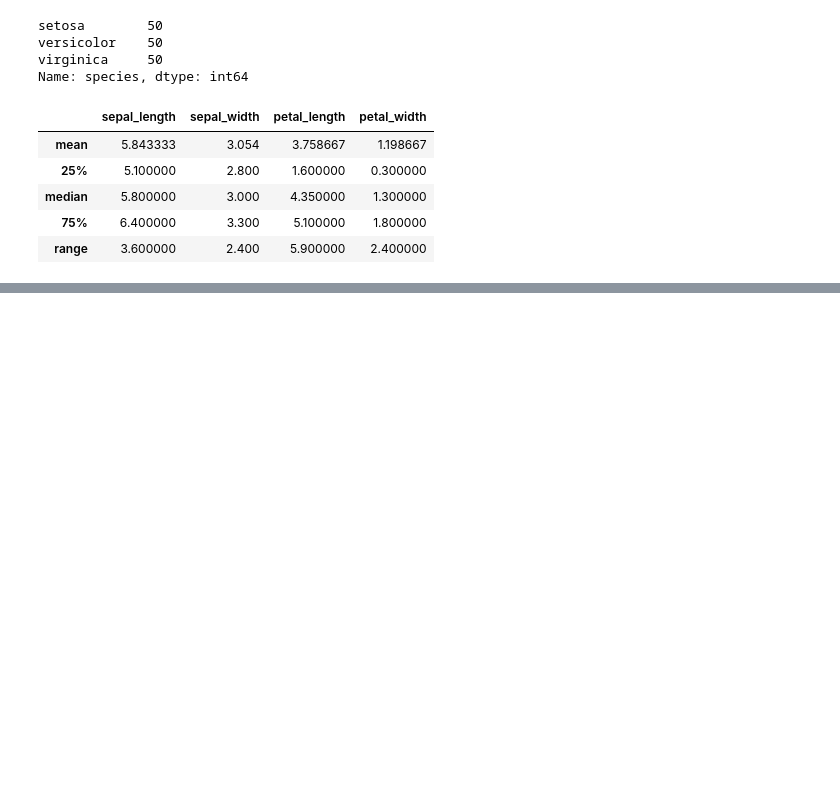
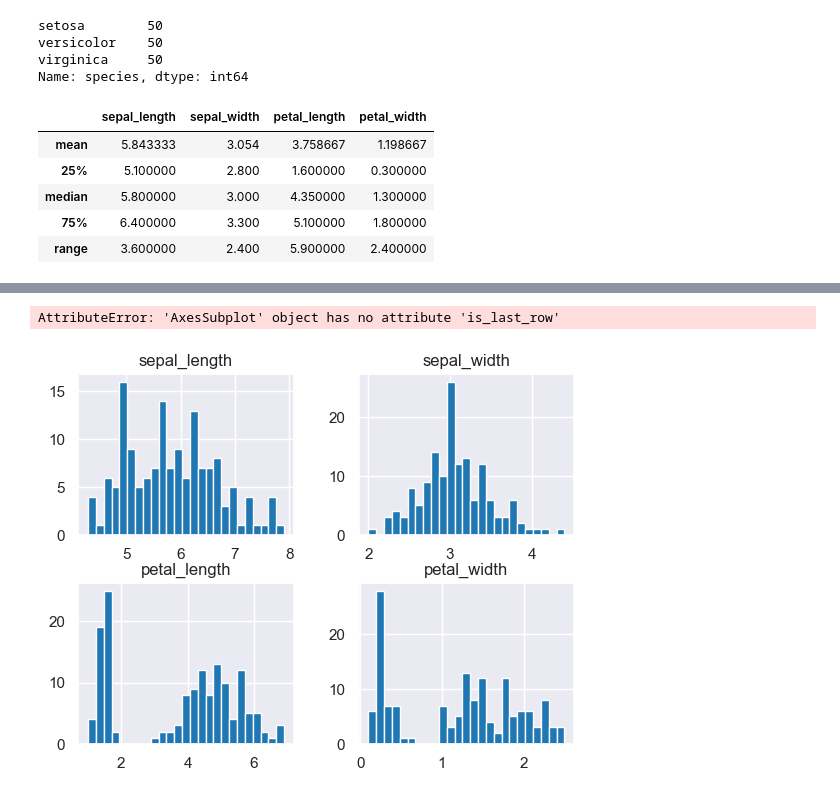
Before and after one commit to IvanMijic0/ML-IBM-Course, a Jupyter notebook: IBM Course/Labs/My_work/Demo_Lab_EDA.ipynb, the cells around one changed output, grey strips where cells are left out. Drawn from its saved outputs; the diff is of its cells as text; code cells hidden in the pictures; blank space fills up the shorter version.

```diff
--- a/IBM Course/Labs/My_work/Demo_Lab_EDA.ipynb
+++ b/IBM Course/Labs/My_work/Demo_Lab_EDA.ipynb
@@ -34,0 +92,11 @@ stats_df
+# %%
+axList = data.hist(bins=25)
+for ax in axList.flatten():
+    if ax.is_last_row():
+        ax.set_xlabel('Size (cm)')
+
+    if ax.is_first_col():
+        ax.set_ylabel('Frequency')
+# %% [output]
+AttributeError: 'AxesSubplot' object has no attribute 'is_last_row'
+[figure, added]
```
Also changed, not shown: parts of 12 cells of this notebook.
